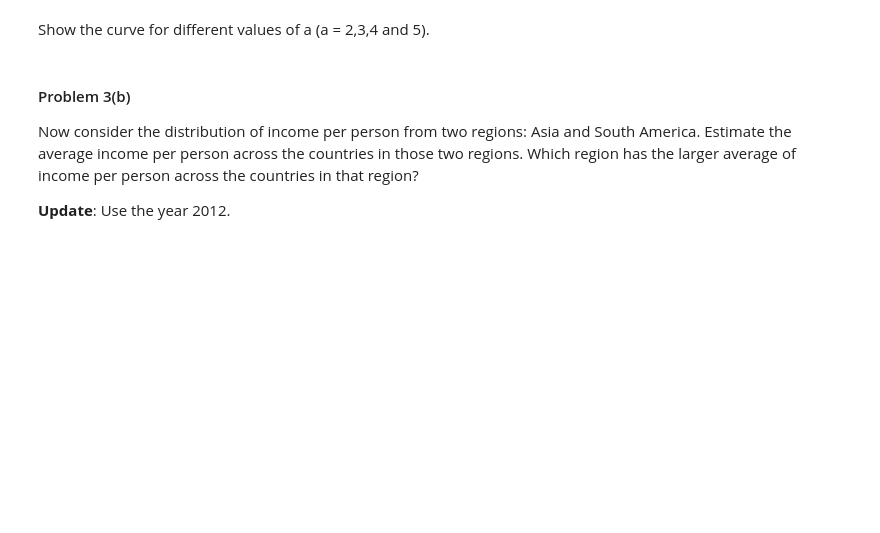
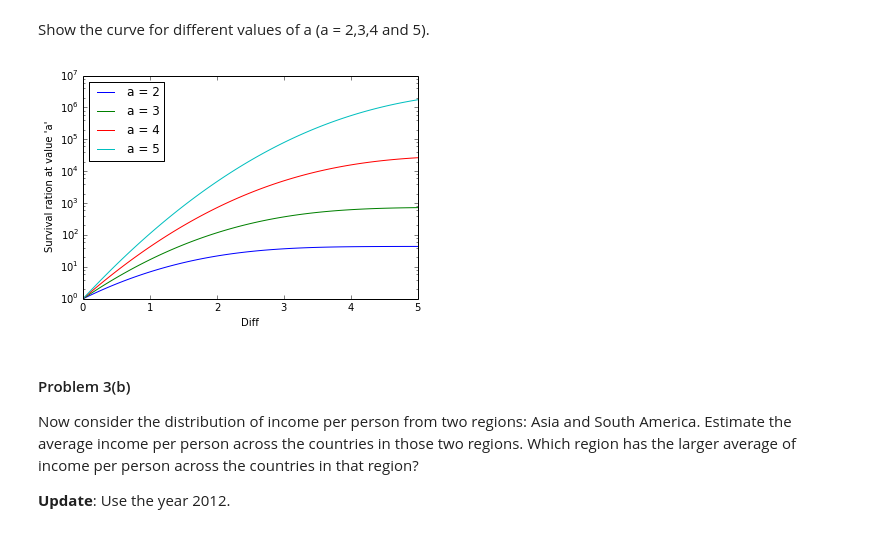
Before and after one commit to gaspaio/harvard-cs109-2014, a Jupyter notebook: homework-mine/HW1-mine.ipynb, the cells around one changed output. Saved outputs shown, nothing was run; the diff lists cells and outputs as text; code cells hidden in the pictures; blank space fills up the shorter version.

```diff
--- a/homework-mine/HW1-mine.ipynb
+++ b/homework-mine/HW1-mine.ipynb
@@ -333,4 +390,5 @@ Example
 -------
 >>> ratioNormals(diff = 1, a = 2)
 """
-#your code here
+def ratioNormals(diff, a):
+    return stats.norm(diff, 1).sf(a)/stats.norm(0, 1).sf(a)
@@ -339,3 +395,17 @@ Example
+# %%
+x = np.linspace(0,5,100)
+a_vals = range(2,6)
+for a in a_vals:
+    y = [ratioNormals(diff, a) for diff in x]
+    plt.plot(x,y, label="a = " + str(a))
+
+plt.legend(loc=0)
+plt.xlabel("Diff")
+plt.ylabel("Survival rate at value 'a'")
+plt.yscale('log')
+plt.show()
+# %% [output]
+[figure, added]
 # %% [markdown]
 #### Problem 3(b)
 
```
Also changed, not shown: parts of 14 cells of this notebook.
